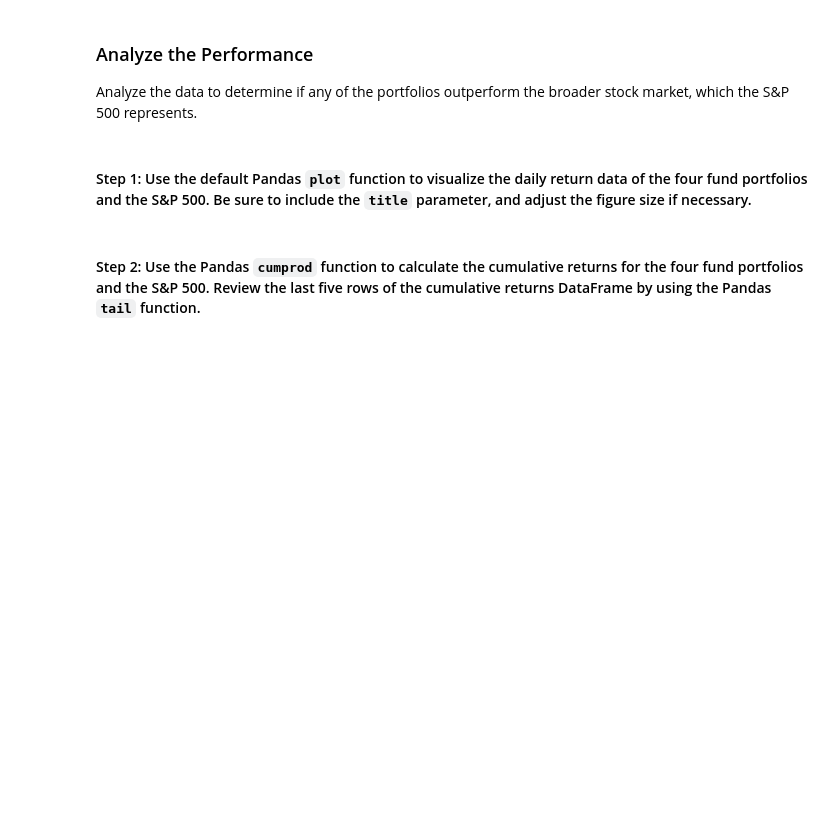
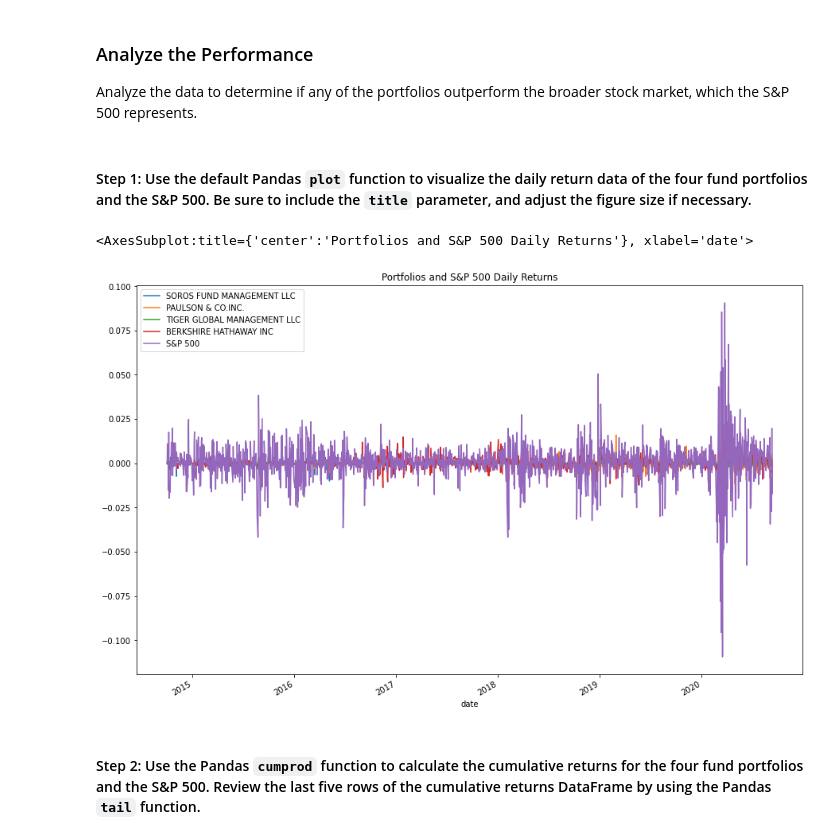
Before and after one commit to mrlandero/Risk_Return_Analysis, a Jupyter notebook: Risk_Return_Analysis/risk_return_analysis.ipynb, the cells around one changed output. Saved outputs shown, nothing was run; the diff lists cells and outputs as text; code cells hidden in the pictures; blank space fills up the shorter version.

Commit message:
Generated plot for daily_returns DF

```diff
--- a/Risk_Return_Analysis/risk_return_analysis.ipynb
+++ b/Risk_Return_Analysis/risk_return_analysis.ipynb
@@ -148,7 +156,13 @@ Analyze the data to determine if any of the portfolios outperform the broader st
 # %%
 # Plot the daily return data of the 4 funds and the S&P 500
 # Inclue a title parameter and adjust the figure size
-# YOUR CODE HERE
+daily_returns_df.plot(
+    figsize=(15,10),
+    title="Portfolios and S&P 500 Daily Returns"
+)
+# %% [output]
+<AxesSubplot:title={'center':'Portfolios and S&P 500 Daily Returns'}, xlabel='date'>
+[figure, added]
 # %% [markdown]
 #### Step 2: Use the Pandas `cumprod` function to calculate the cumulative returns for the four fund portfolios and the S&P 500. Review the last five rows of the cumulative returns DataFrame by using the Pandas `tail` function.
 # %%
```
Also changed, not shown: parts of 1 cell of this notebook.
